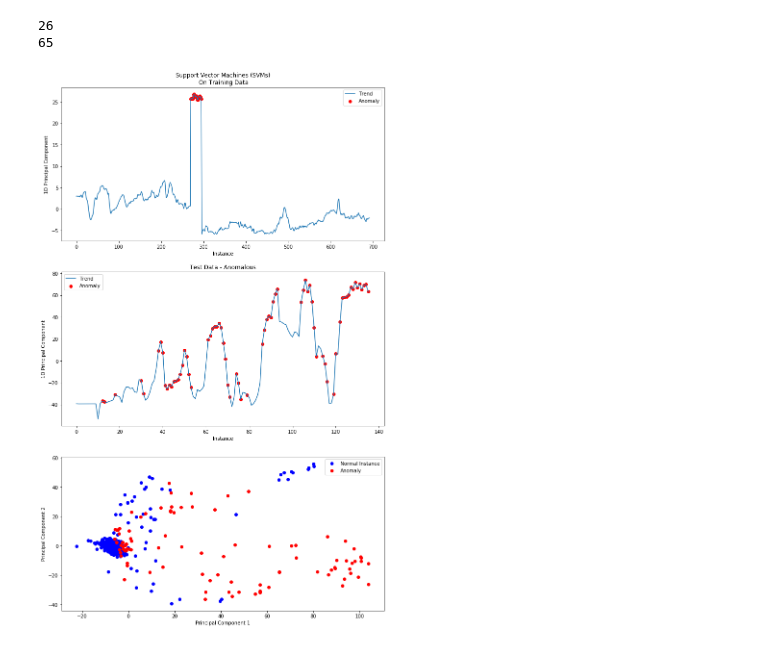
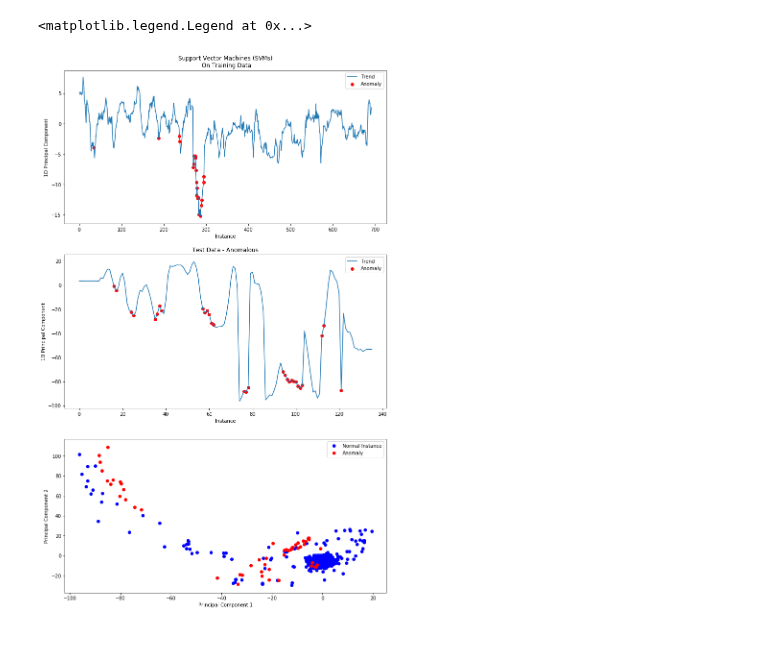
Before and after one commit to pratikluitel/SP-Cup, a Jupyter notebook: testingAlgos.ipynb, the cells around one changed output. Cells and saved outputs as stored; diff of their text form; code cells hidden in the pictures.

```diff
--- a/testingAlgos.ipynb
+++ b/testingAlgos.ipynb
@@ -11,4 +20,5 @@ from pyod.models.knn import KNN
 # %%
 #load data
 DroneData = pd.read_csv('./DroneData/SP Cup 2020/IMU_camera Drone Synchronized training dataset_normal behabiour_no abnormalities/_slash_mavros_slash_imu_slash_data.csv')
+params = ['x','y','z','w','x.1','y.1','z.1','x.2','y.2','z.2']
 # %%
@@ -102,8 +97,17 @@ testData1 = normalize_test_data(pd.concat([pd.read_csv('DroneData/SP Cup 2020/03
                                          pd.read_csv('DroneData/SP Cup 2020/03_Dataset with 5 normal experiments_17Jan2020/2020-01-17-11-32-49/_slash_mavros_slash_imu_slash_data.csv'),
                                           pd.read_csv('DroneData/SP Cup 2020/03_Dataset with 5 normal experiments_17Jan2020/2020-01-17-11-33-26/_slash_mavros_slash_imu_slash_data.csv'),
                                           pd.read_csv('DroneData/SP Cup 2020/03_Dataset with 5 normal experiments_17Jan2020/2020-01-17-11-34-08/_slash_mavros_slash_imu_slash_data.csv'),
-                                          pd.read_csv('DroneData/SP Cup 2020/03_Dataset with 5 normal experiments_17Jan2020/2020-01-17-11-34-43/_slash_mavros_slash_imu_slash_data.csv')]), mean, std)
+                                          pd.read_csv('DroneData/SP Cup 2020/03_Dataset with 5 normal experiments_17Jan2020/2020-01-17-11-34-43/_slash_mavros_slash_imu_slash_data.csv')]), mod)
 
-testData2 = normalize_test_data(pd.read_csv('DroneData/SP Cup 2020/04_Dataset with 5 abnormal experiments_17Jan2020/2020-01-17-11-37-25/_slash_mavros_slash_imu_slash_data.csv'), mean, std)
-z_score1 = find_theta_score(testData1)
-z_score2 = find_theta_score(testData2)
+testData2 = normalize_test_data(pd.read_csv('DroneData/SP Cup 2020/04_Dataset with 5 abnormal experiments_17Jan2020/2020-01-17-11-37-25/_slash_mavros_slash_imu_slash_data.csv'), mod)
+z_score1 = find_theta_score(testData1,pcamod)
+z_score2 = find_theta_score(testData2,pcamod)
+
+# define pca models for different n values
+pcamod = PCA(n_components=2)
+pcamod.fit(trainData)
+z2_score = find_theta_score(np.concatenate((testData1, testData2)),pcamod)
+
+#if not doing pca n=10
+pcamod = PCA(n_components=10)
+pcamod.fit(trainData)
@@ -160,51 +166,46 @@ ax2.legend(['Trend','Anomaly'])
 # %%
 #using one class SVM
 
-from sklearn.svm import OneClassSVM
 
 #fit model
-oneclass = OneClassSVM(kernel='linear',nu = 0.89)
-oneclass.fit(trainData)
+
+oneclass = OneClassSVM(kernel='linear',nu = 0.9864317)
+oneclass.fit(find_theta_score(trainData,pcamod))
+#print(int((i-0.986431)/(0.986432-0.986431)*100),end = '\r')
 
 #predict anomalies
-tempanomalyPredictionSVM1 = oneclass.predict(testData1)
-anomalyPredictionSVM1 = tempanomalyPredictionSVM1 == 1
+tempanomalyPredictionSVM1 = oneclass.predict(find_theta_score(testData1,pcamod))
+anomalyPredictionSVM1 = tempanomalyPredictionSVM1 == -1
 
-#isofo is statistical, so we need to specify contamination beforehand,
-#which may not be a good method since our problem is very sparse in nature
+tempanomalyPredictionSVM2 = oneclass.predict(find_theta_score(testData2,pcamod))
+anomalyPredictionSVM2 = tempanomalyPredictionSVM2 == -1
+
 plt.figure(figsize = (12,20))
 ax1 = plt.subplot(3,1,1)
 
 ax1.title.set_text('Support Vector Machines (SVMs)\n On Training Data')
 ax1.set_xlabel('Instance')
 ax1.set_ylabel('1D Principal Component')
 
 
 plot_anomalies_in_1D(z_score1.T[0], anomalyPredictionSVM1)
-
-tempanomalyPredictionSVM2 = oneclass.predict(testData2)
-anomalyPredictionSVM2 = tempanomalyPredictionSVM2 == 1
-
 ax2 = plt.subplot(3,1,2)
 ax2.title.set_text('Test Data - Anomalous')
 ax2.set_xlabel('Instance')
 ax2.set_ylabel('1D Principal Component')
 
 plot_anomalies_in_1D(z_score2.T[0], anomalyPredictionSVM2)
 
 ax3 = plt.subplot(3,1,3)
 ax3.set_xlabel('Principal Component 1')
 ax3.set_ylabel('Principal Component 2')
 
-plot_anomalies_in_2D(z2_score.T, np.concatenate([anomalyPredictionSVM1, anomalyPredictionSVM2]))
+plot_anomalies_in_2D(z2_score.T, np.concatenate((anomalyPredictionSVM1, anomalyPredictionSVM2)))
 ax1.legend(['Trend','Anomaly'])
 ax2.legend(['Trend','Anomaly'])
-print(sum(anomalyPredictionSVM1))
-print(len(anomalyPredictionSVM2)-sum(anomalyPredictionSVM2))
 # %% [output]
-26
-65
+<matplotlib.legend.Legend at 0x...>
-[figure, old version]
+[figure, new version]
 # %%
 #using KNN
 from pyod.models.knn import KNN
```
Also changed, not shown: parts of 18 cells of this notebook, 1 other file.
